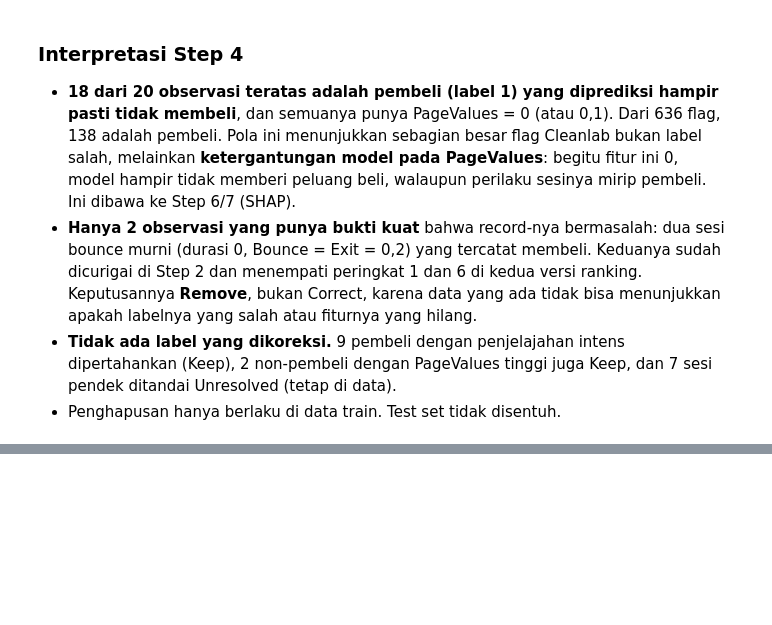
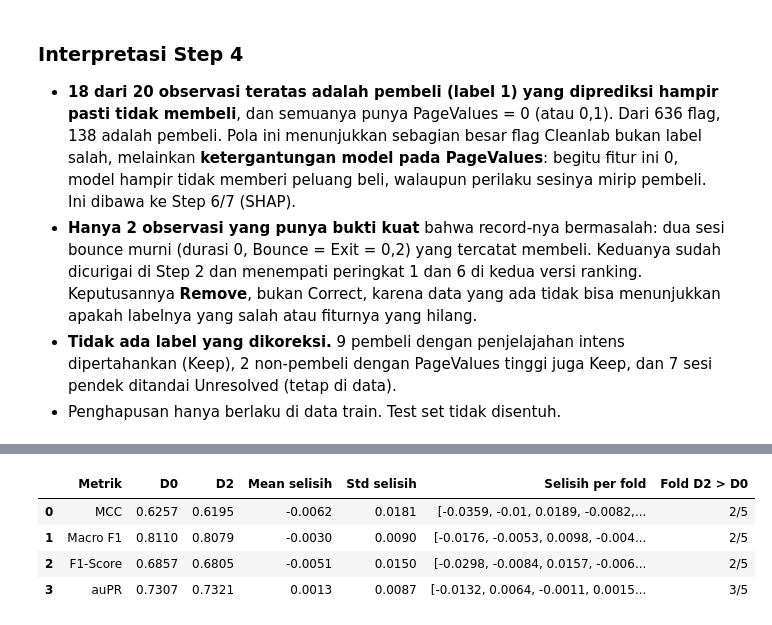
Before and after one commit to vickymahfudy/tugas-data-science, a Jupyter notebook: notebooks/07_data_centric.ipynb, the cells around one changed output, grey strips where cells are left out. Drawn from its saved outputs; the diff is of its cells as text; code cells hidden in the pictures; blank space fills up the shorter version.

Commit message:
Tugas 4 Step 5: eksperimen D0-D3 dan sensitivitas seed SMOTE

```diff
--- a/notebooks/07_data_centric.ipynb
+++ b/notebooks/07_data_centric.ipynb
@@ -498,0 +515,24 @@ Akan dihapus dari train (D2/D3): [3482, 2524] | koreksi label: tidak ada
+# %%
+def splits_without(remove_idx, cv=None):
+    """Fold sama dengan get_cv(); baris remove_idx hanya dibuang dari bagian training."""
+    cv = cv or get_cv()
+    rm = np.asarray(sorted(remove_idx))
+    return [(np.setdiff1d(tr, rm), te) for tr, te in cv.split(X, y)]
+
+splits_d2 = splits_without(REMOVE_IDX)
+base_splits = list(get_cv().split(X, y))
+for k, ((tr0, te0), (tr2, te2)) in enumerate(zip(base_splits, splits_d2), start=1):
+    assert np.array_equal(te0, te2), 'Fold validasi harus identik dengan D0'
+    print(f'Fold {k}: train D0 {len(tr0)} -> D2 {len(tr2)} (dibuang {len(tr0) - len(tr2)}), validasi {len(te2)}')
+
+summary_d2, folds_d2 = cv_evaluate(build_pipeline(xgb, use_smote=True), X, y, cv=splits_d2)
+
+exp_summary = {
+    'D0 Baseline Tugas #3 (= D1, SMOTE 1:1)': summary_d0,
+    'D1-alt I0 Tanpa treatment': imb_summary['I0 Tanpa treatment'],
+    'D1-alt I1 Class weighting (spw)': imb_summary['I1 Class weighting (spw)'],
+    'D2 Remove 2 record (= D3, + SMOTE)': summary_d2,
+}
+exp_table = pd.DataFrame([summary_row(s.loc[COLS], n) for n, s in exp_summary.items()])
+exp_table.to_csv(f'{TABLE_DIR}/tugas4_d0_d3_comparison.csv')
+exp_table[['MCC', 'Macro F1', 'F1-Score', 'Precision', 'TPR (Recall)', 'auPR']]
@@ -498,0 +550,16 @@ Akan dihapus dari train (D2/D3): [3482, 2524] | koreksi label: tidak ada
+# %%
+rows = []
+for m in ['MCC', 'Macro F1', 'F1-Score', 'auPR']:
+    diff = folds_d2[m] - folds_d0[m]
+    rows.append({'Metrik': m, 'D0': round(folds_d0[m].mean(), 4), 'D2': round(folds_d2[m].mean(), 4),
+                 'Mean selisih': round(diff.mean(), 4), 'Std selisih': round(diff.std(ddof=0), 4),
+                 'Selisih per fold': diff.round(4).tolist(), 'Fold D2 > D0': f'{(diff > 0).sum()}/5'})
+d2_paired = pd.DataFrame(rows)
+d2_paired.to_csv(f'{TABLE_DIR}/tugas4_d2_paired_diff.csv', index=False)
+d2_paired
+# %% [output]
+|  | Metrik | D0 | D2 | Mean selisih | Std selisih | Selisih per fold | Fold D2 > D0 |
+| 0 | MCC | 0.6257 | 0.6195 | -0.0062 | 0.0181 | [-0.0359, -0.01, 0.0189, -0.0082,... | 2/5 |
+| 1 | Macro F1 | 0.8110 | 0.8079 | -0.0030 | 0.0090 | [-0.0176, -0.0053, 0.0098, -0.004... | 2/5 |
+| 2 | F1-Score | 0.6857 | 0.6805 | -0.0051 | 0.0150 | [-0.0298, -0.0084, 0.0157, -0.006... | 2/5 |
+| 3 | auPR | 0.7307 | 0.7321 | 0.0013 | 0.0087 | [-0.0132, 0.0064, -0.0011, 0.0015... | 3/5 |
```
Also changed, not shown: parts of 5 cells of this notebook, 3 other files.
